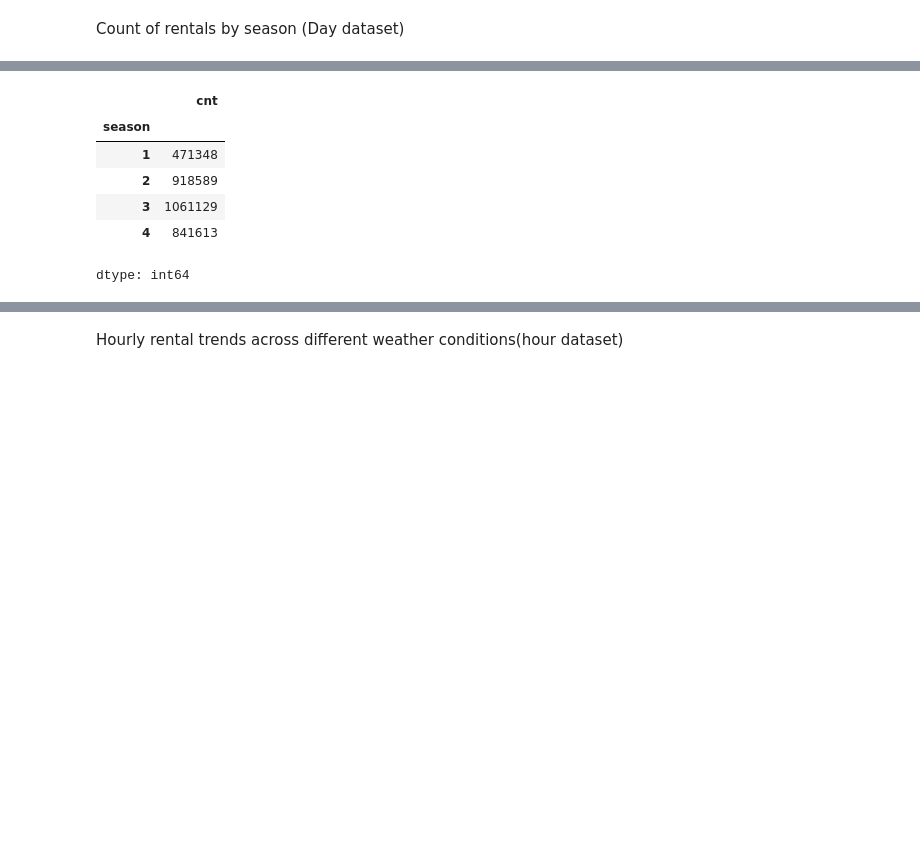
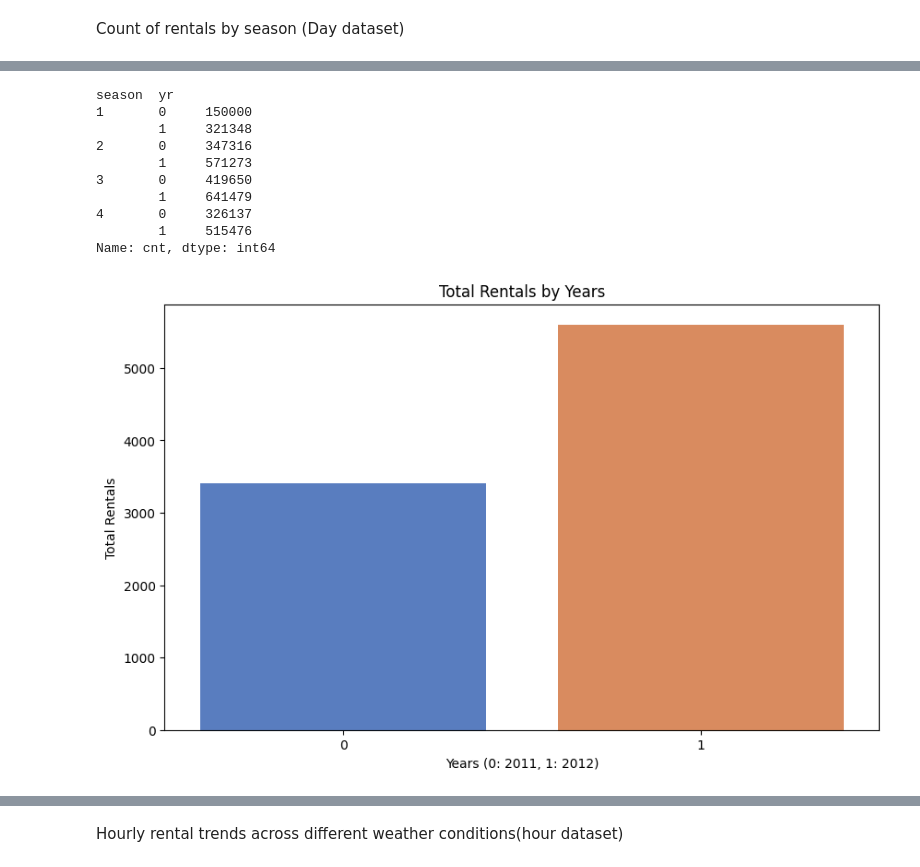
Before and after one commit to roihan165/proyek_akhir, a Jupyter notebook: Proyek_Analisis_Data.ipynb, the cells around one changed output, grey strips where cells are left out. Cells and saved outputs as stored; diff of their text form; code cells hidden in the pictures; blank space fills up the shorter version.

```diff
--- a/Proyek_Analisis_Data.ipynb
+++ b/Proyek_Analisis_Data.ipynb
@@ -188,11 +224,24 @@ Count of rentals by season (Day dataset)
 # %%
-day_df_clean.groupby(by='season').cnt.sum()
+day_df_clean.groupby(by=['season','yr']).cnt.sum()
 # %% [output]
-|  | cnt |
-| season |  |
-| 1 | 471348 |
-| 2 | 918589 |
-| 3 | 1061129 |
-| 4 | 841613 |
-dtype: int64
+season  yr
+1       0     150000
+        1     321348
+2       0     347316
+        1     571273
+3       0     419650
+        1     641479
+4       0     326137
+        1     515476
+Name: cnt, dtype: int64
+# %%
+# 5. Count of rentals by season (Day Dataset)
+plt.figure(figsize=(10, 6))
+sns.barplot(x='yr', y='cnt', data=day_df_clean, errorbar=None, palette="muted")
+plt.title("Total Rentals by Years")
+plt.xlabel("Years (0: 2011, 1: 2012)")
+plt.ylabel("Total Rentals")
+plt.show()
+# %% [output]
+[figure, added]
 # %%
```
Also changed, not shown: parts of 19 cells of this notebook, 2 other files.
